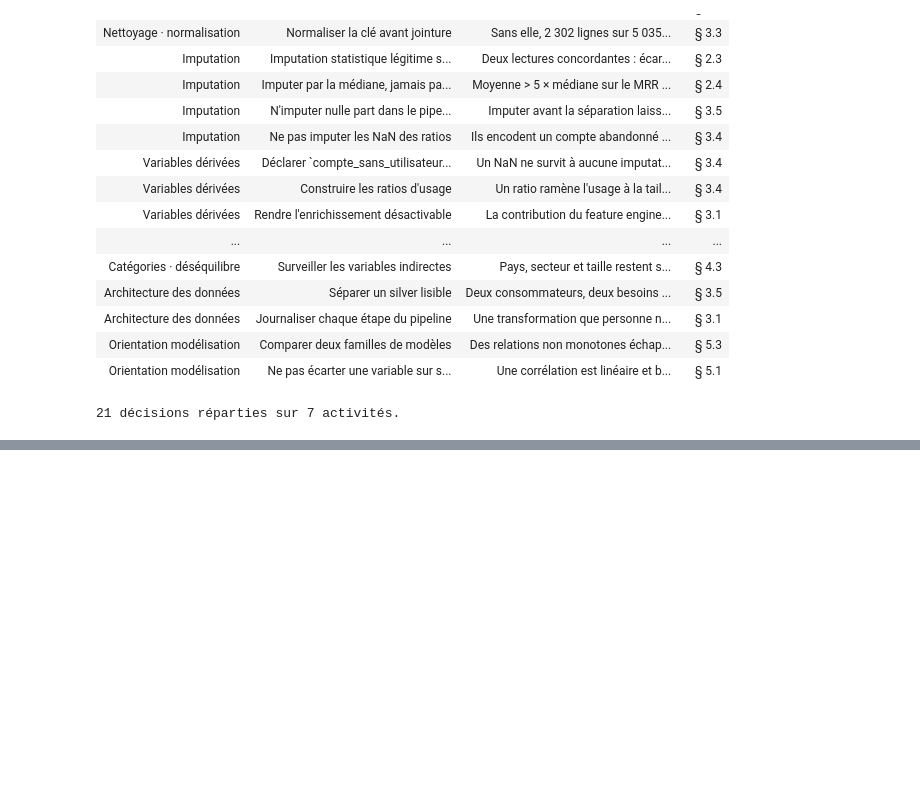
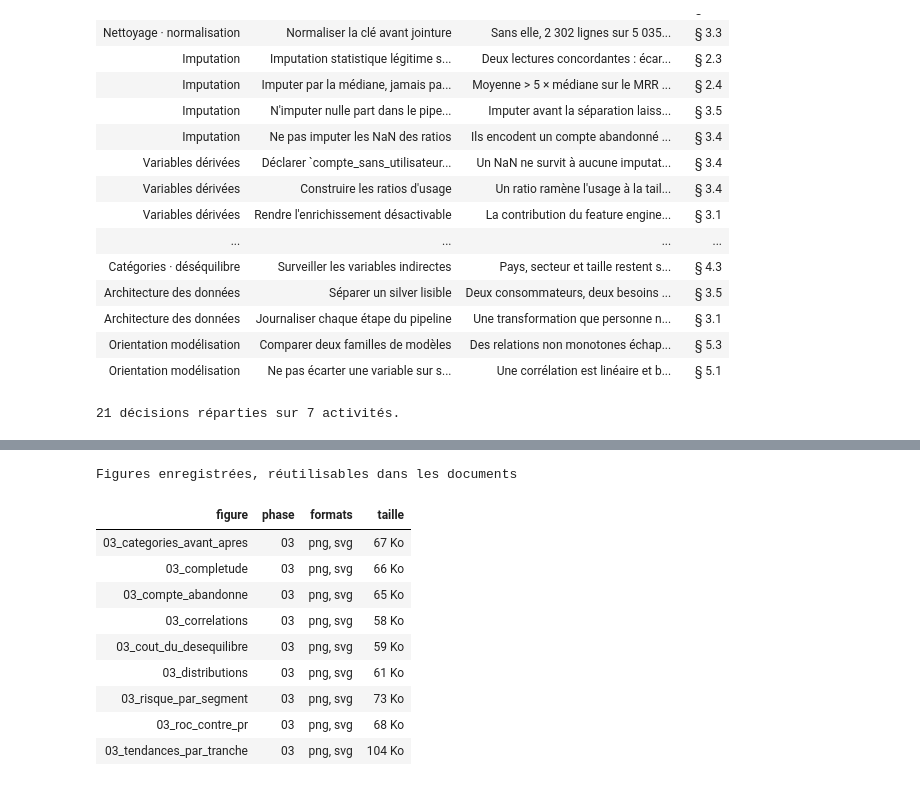
Before and after one commit to air-jaja/ai4me, a Jupyter notebook: notebooks/03_exploration.ipynb, the cells around one changed output, grey strips where cells are left out. Drawn from its saved outputs; the diff is of its cells as text; code cells hidden in the pictures; blank space fills up the shorter version.

```diff
--- a/notebooks/03_exploration.ipynb
+++ b/notebooks/03_exploration.ipynb
@@ -1264,3 +1450,17 @@ Décisions de l'exploration, par activité
 | § 4 — Déséquilibre | 6 et 8 | C3, C4 |
 | § 5 — Corrélations et tendances | 6 | C3 |
 | § 6 — Décisions | 7 (journal de bord) | C3 |
+# %%
+afficher_tableau(inventaire_figures(), "Figures enregistrées, réutilisables dans les documents")
+# %% [output]
+Figures enregistrées, réutilisables dans les documents
+| figure | phase | formats | taille |
+| 03_categories_avant_apres | 03 | png, svg | 67 Ko |
+| 03_completude | 03 | png, svg | 66 Ko |
+| 03_compte_abandonne | 03 | png, svg | 65 Ko |
+| 03_correlations | 03 | png, svg | 58 Ko |
+| 03_cout_du_desequilibre | 03 | png, svg | 59 Ko |
+| 03_distributions | 03 | png, svg | 61 Ko |
+| 03_risque_par_segment | 03 | png, svg | 73 Ko |
+| 03_roc_contre_pr | 03 | png, svg | 68 Ko |
+| 03_tendances_par_tranche | 03 | png, svg | 104 Ko |
```
Also changed, not shown: parts of 15 cells of this notebook, 11 other files.
